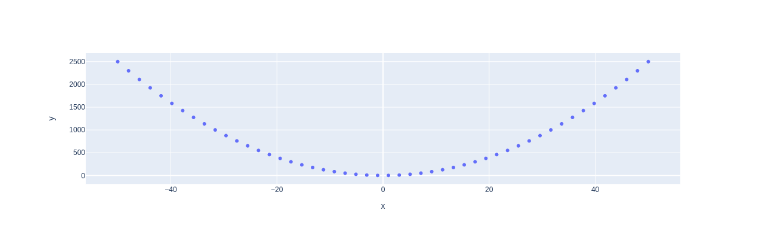
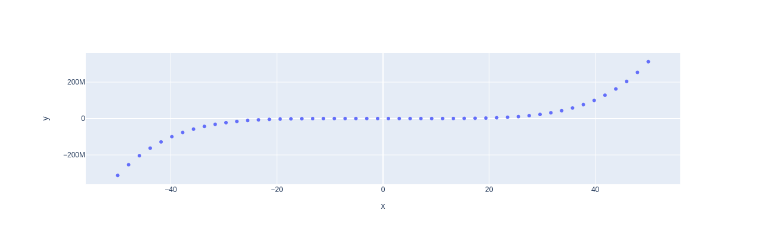
Before and after one commit to aus-michael-yang/my-notebooks-repo, a Jupyter notebook: experiment1.ipynb, the cells around one changed output. Cells and saved outputs as stored; diff of their text form; code cells hidden in the pictures.

```diff
--- a/experiment1.ipynb
+++ b/experiment1.ipynb
@@ -6,7 +6,7 @@ import plotly.express as px
 x = np.linspace(start=-50, stop=50)
 
 # y-axis data points
-y = x ** 2
+y = x ** 5
 
 # define the plot
 fig = px.scatter(x=x, y=y)
@@ -17 +16 @@ fig.show()
-[figure, old version]
+[figure, new version]
```
Also changed, not shown: parts of 1 cell of this notebook.
